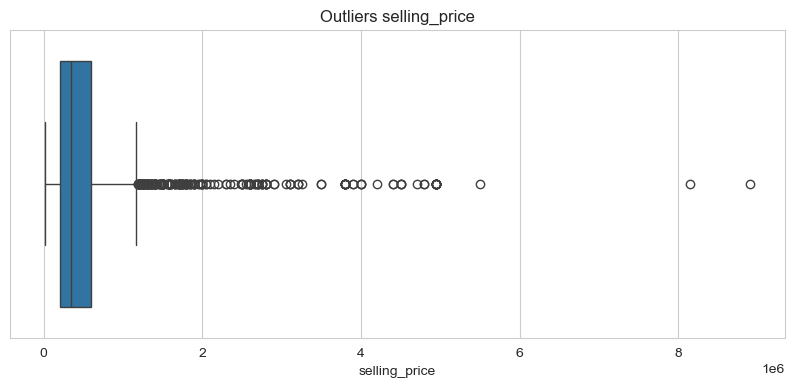
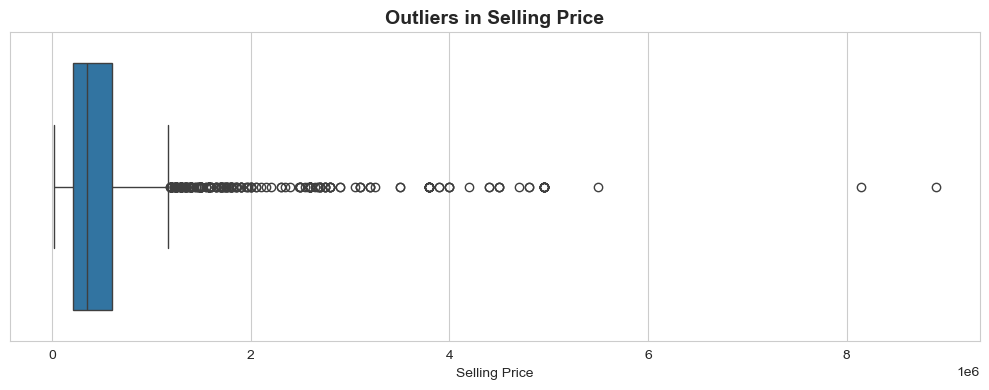
Code edit (unified diff) that turned the first committed figure into the second:
--- before
+++ after
@@ -1,4 +1,9 @@
-plt.figure(figsize=(10,4))
-sns.boxplot(x=df['selling_price'])
-plt.title("Outliers selling_price")
+fig, ax = plt.subplots(figsize=(10,4))
+
+sns.boxplot(x=df["selling_price"], ax=ax)
+
+ax.set_title("Outliers in Selling Price", fontsize=14, fontweight="bold")
+ax.set_xlabel("Selling Price")
+
+plt.tight_layout()
 plt.show()

Commit: exportado notebook a PDF y HTML